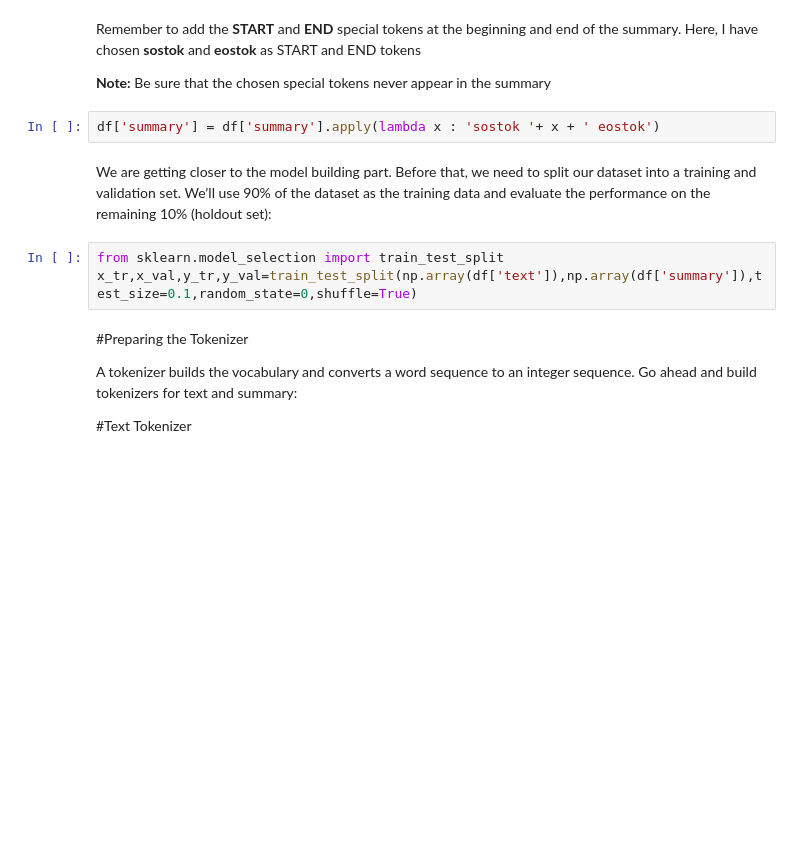
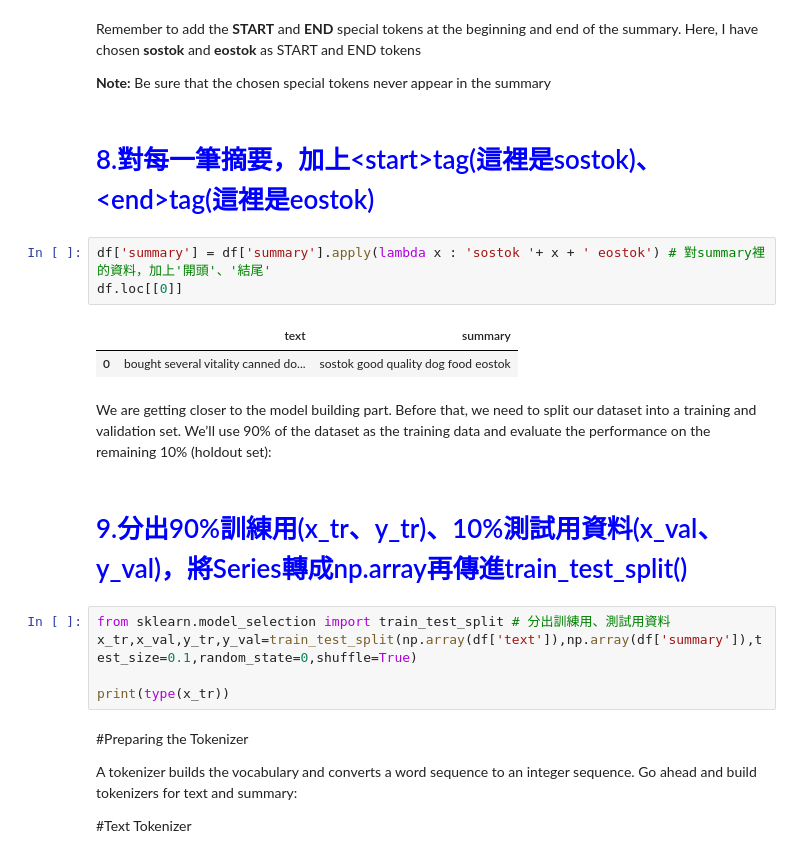
Before and after one commit to YMICCSSS/ner_topic_project, a Jupyter notebook: 參考/How-to-build-own-text-summarizer-using-deep-learning-master/How_to_build_own_text_summarizer_using_deep_learning.ipynb, the cells around one changed output. Saved outputs shown, nothing was run; the diff lists cells and outputs as text; blank space fills up the shorter version.

```diff
--- a/參考/How-to-build-own-text-summarizer-using-deep-learning-master/How_to_build_own_text_summarizer_using_deep_learning.ipynb
+++ b/參考/How-to-build-own-text-summarizer-using-deep-learning-master/How_to_build_own_text_summarizer_using_deep_learning.ipynb
@@ -329,13 +413,23 @@ df=pd.DataFrame({'text':short_text,'summary':short_summary})
 Remember to add the **START** and **END** special tokens at the beginning and end of the summary. Here, I have chosen **sostok** and **eostok** as START and END tokens
 
 **Note:** Be sure that the chosen special tokens never appear in the summary
+# %% [markdown]
+# <font color='blue'>8.對每一筆摘要，加上\<start\>tag(這裡是sostok)、\<end\>tag(這裡是eostok)  </font>
 # %%
-df['summary'] = df['summary'].apply(lambda x : 'sostok '+ x + ' eostok')
+df['summary'] = df['summary'].apply(lambda x : 'sostok '+ x + ' eostok') # 對summary裡的資料，加上'開頭'、'結尾'
+df.loc[[0]]
+# %% [output]
+|  | text | summary |
+| 0 | bought several vitality canned do... | sostok good quality dog food eostok |
 # %% [markdown]
 We are getting closer to the model building part. Before that, we need to split our dataset into a training and validation set. We’ll use 90% of the dataset as the training data and evaluate the performance on the remaining 10% (holdout set):
+# %% [markdown]
+# <font color='blue'>9.分出90%訓練用(x_tr、y_tr)、10%測試用資料(x_val、y_val)，將Series轉成np.array再傳進train_test_split()</font>
 # %%
-from sklearn.model_selection import train_test_split
+from sklearn.model_selection import train_test_split # 分出訓練用、測試用資料
 x_tr,x_val,y_tr,y_val=train_test_split(np.array(df['text']),np.array(df['summary']),test_size=0.1,random_state=0,shuffle=True)
+
+print(type(x_tr))
 # %% [markdown]
 #Preparing the Tokenizer
 
```
Also changed, not shown: parts of 52 cells of this notebook, 1 other file.
